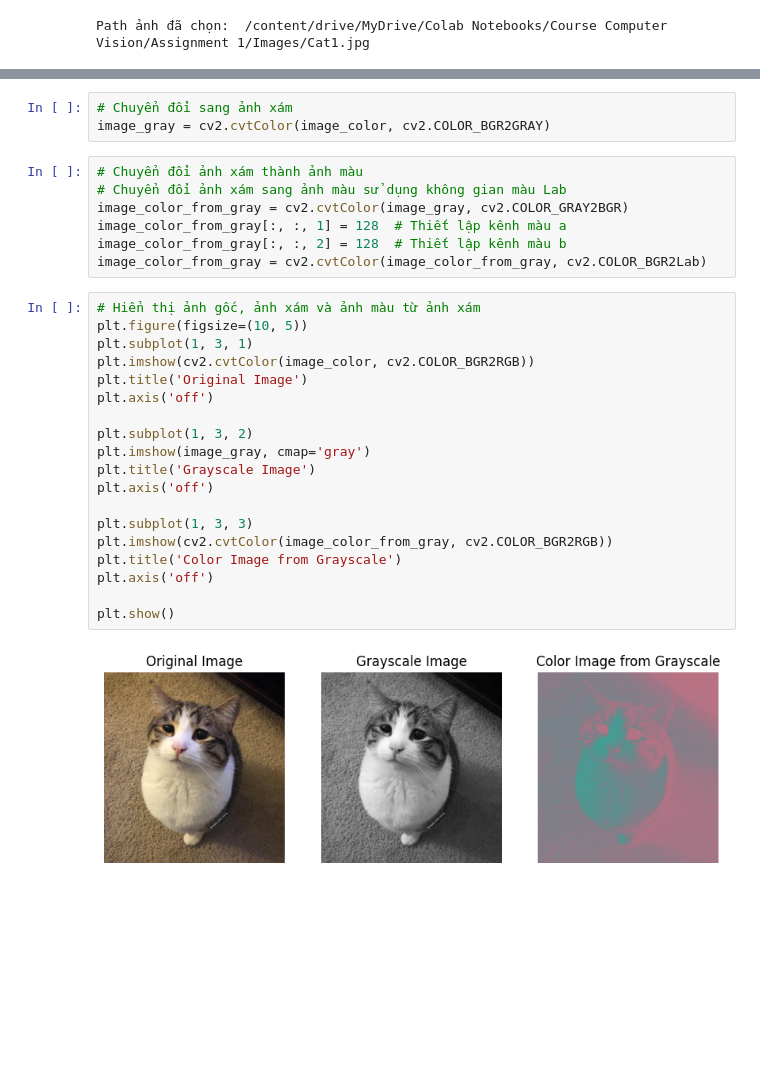
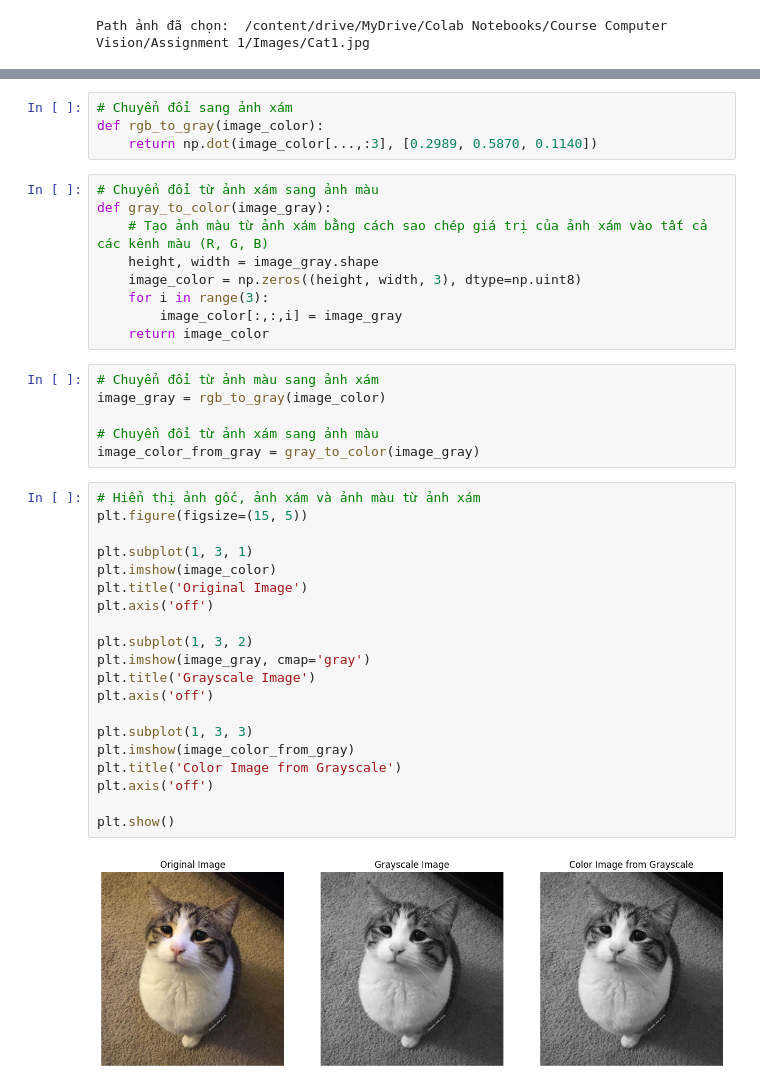
Before and after one commit to hungvo2003vn/Computer-Vision, a Jupyter notebook: Project_01.ipynb, the cells around one changed output, grey strips where cells are left out. Saved outputs shown, nothing was run; the diff lists cells and outputs as text; blank space fills up the shorter version.

```diff
--- a/Project_01.ipynb
+++ b/Project_01.ipynb
@@ -38,31 +45,41 @@ image_color = cv2.imread(image_source)
+# %%
+# Chuyển đổi sang ảnh xám
+def rgb_to_gray(image_color):
+    return np.dot(image_color[...,:3], [0.2989, 0.5870, 0.1140])
+# %%
+# Chuyển đổi từ ảnh xám sang ảnh màu
+def gray_to_color(image_gray):
+    # Tạo ảnh màu từ ảnh xám bằng cách sao chép giá trị của ảnh xám vào tất cả các kênh màu (R, G, B)
+    height, width = image_gray.shape
+    image_color = np.zeros((height, width, 3), dtype=np.uint8)
+    for i in range(3):
+        image_color[:,:,i] = image_gray
+    return image_color
 # %%
-# Chuyển đổi sang ảnh xám
-image_gray = cv2.cvtColor(image_color, cv2.COLOR_BGR2GRAY)
+# Chuyển đổi từ ảnh màu sang ảnh xám
+image_gray = rgb_to_gray(image_color)
+
+# Chuyển đổi từ ảnh xám sang ảnh màu
+image_color_from_gray = gray_to_color(image_gray)
-# %%
-# Chuyển đổi ảnh xám thành ảnh màu
-# Chuyển đổi ảnh xám sang ảnh màu sử dụng không gian màu Lab
-image_color_from_gray = cv2.cvtColor(image_gray, cv2.COLOR_GRAY2BGR)
-image_color_from_gray[:, :, 1] = 128  # Thiết lập kênh màu a
-image_color_from_gray[:, :, 2] = 128  # Thiết lập kênh màu b
-image_color_from_gray = cv2.cvtColor(image_color_from_gray, cv2.COLOR_BGR2Lab)
 # %%
 # Hiển thị ảnh gốc, ảnh xám và ảnh màu từ ảnh xám
-plt.figure(figsize=(10, 5))
+plt.figure(figsize=(15, 5))
+
 plt.subplot(1, 3, 1)
-plt.imshow(cv2.cvtColor(image_color, cv2.COLOR_BGR2RGB))
+plt.imshow(image_color)
 plt.title('Original Image')
 plt.axis('off')
 
 plt.subplot(1, 3, 2)
 plt.imshow(image_gray, cmap='gray')
 plt.title('Grayscale Image')
 plt.axis('off')
 
 plt.subplot(1, 3, 3)
-plt.imshow(cv2.cvtColor(image_color_from_gray, cv2.COLOR_BGR2RGB))
+plt.imshow(image_color_from_gray)
 plt.title('Color Image from Grayscale')
 plt.axis('off')
 
 plt.show()
 # %% [output]
-[figure, old version]
+[figure, new version]
```
Also changed, not shown: parts of 2 cells of this notebook.
